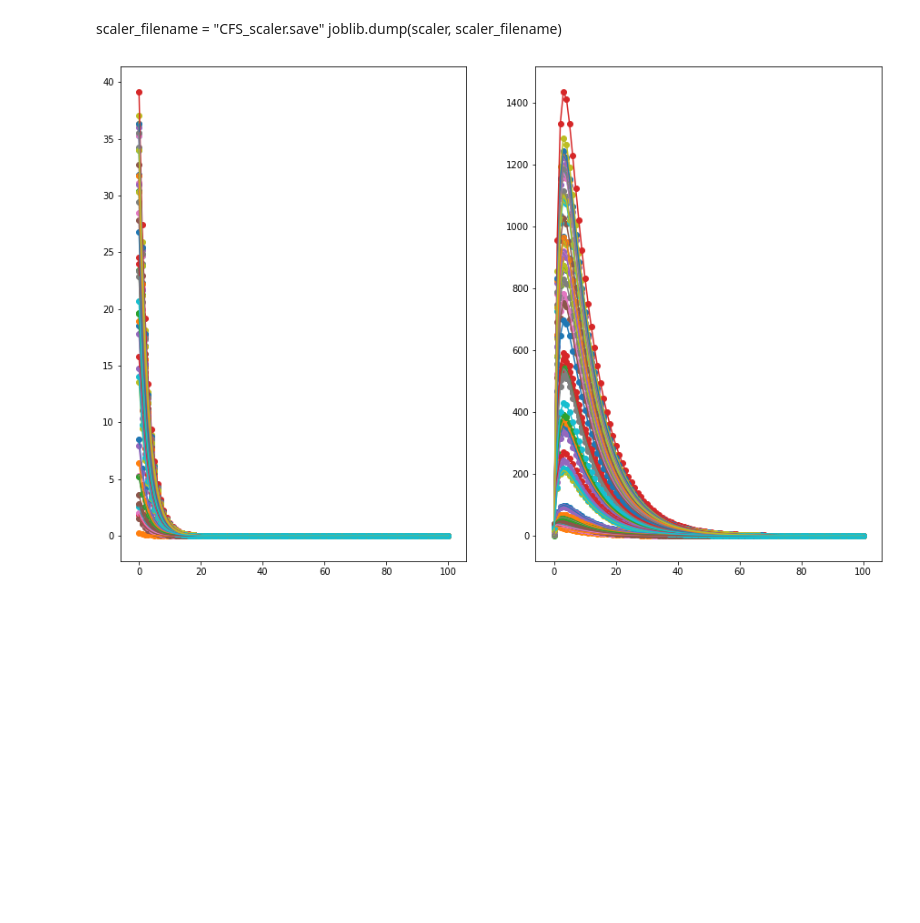
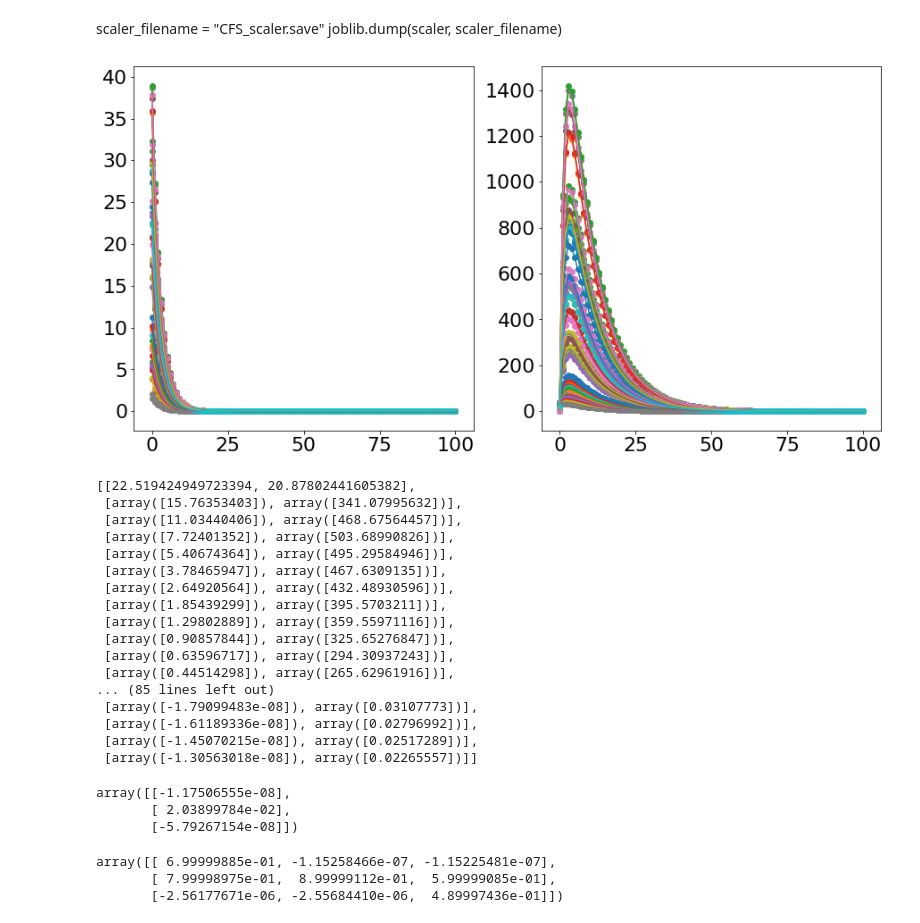
Before and after one commit to dmj6288/TunnelDMD, a Jupyter notebook: TunnelDMD_CFS_control.ipynb, the cells around one changed output. Cells and saved outputs as stored; diff of their text form; code cells hidden in the pictures; blank space fills up the shorter version.

```diff
--- a/TunnelDMD_CFS_control.ipynb
+++ b/TunnelDMD_CFS_control.ipynb
@@ -35,8 +35,11 @@ for i in range(0, num_ics):
 # %%
 T = 100
+matplotlib.rcParams.update({'font.size': 22})
+
 t = np.linspace(0, T, T+1)
-fig, (ax1, ax2) = plt.subplots(1, 2, figsize=(15,10))
+fig, (ax1, ax2) = plt.subplots(1, 2, figsize=(15,7.5))
 fig.suptitle('Horizontally stacked subplots')
+count = 0
 for ic in ICs:
     x = np.array([ic[0], ic[1]])
     sol = []
@@ -44,8 +47,14 @@ for ic in ICs:
         y = model(x)
         x = y
         sol.append(x)
-    Xp_data = sol[0:-1]
-    Xf_data = sol[1:]
+    if not count:
+        Xp_data = np.array(sol[0:-1]).T
+        Xf_data = np.array(sol[1:]).T
+    else:
+        #print("exec")
+        Xp_data = np.hstack([Xp_data, np.array(sol[0:-1]).T])
+        Xf_data = np.hstack([Xf_data, np.array(sol[1:]).T])
     ax1.plot(t, np.array(sol).T[0])
     ax2.plot(t, np.array(sol).T[1])
+    count+=1
 # %% [output]
@@ -57,7 +66,7 @@ np.array(Xp_data).shape
 # %%
-Xp=tf.compat.v1.placeholder(tf.compat.v1.double, shape = (2, len(Xp_data)))
+Xp=tf.compat.v1.placeholder(tf.compat.v1.double, shape = (2, Xp_data.shape[1]))
 
-Xf=tf.compat.v1.placeholder(tf.compat.v1.double, shape = (2, len(Xp_data)))
+Xf=tf.compat.v1.placeholder(tf.compat.v1.double, shape = (2, Xf_data.shape[1]))
 
 #n = tf.compat.v1.Variable(np.random.randn(), name = 'n', dtype = tf.double)
 #n1 = tf.compat.v1.get_variable('n1',
@@ -115,15 +120,15 @@ with tf.compat.v1.Session() as sesh:
     sesh.run(init)
     print("Initial n1", sesh.run(n1))
     while epoch < training_epochs and c > error_threshold:
-        c = sesh.run(cost, feed_dict = {Xp: np.array(Xp_data).T, Xf: np.array(Xf_data).T})
+        c = sesh.run(cost, feed_dict = {Xp: np.array(Xp_data), Xf: np.array(Xf_data)})
         if epoch % 5000 == 0:
             print("Epoch:", epoch, "{:.5f}".format(c))
             print("Exponent", sesh.run(n1))
-            print("R2", sesh.run(R2, feed_dict = {Xp: np.array(Xp_data).T, Xf: np.array(Xf_data).T}))
-        sesh.run(optimizer, feed_dict = {Xp: np.array(Xp_data).T, Xf: np.array(Xf_data).T})
+            print("R2", sesh.run(R2, feed_dict = {Xp: np.array(Xp_data), Xf: np.array(Xf_data)}))
+        sesh.run(optimizer, feed_dict = {Xp: np.array(Xp_data), Xf: np.array(Xf_data)})
         epoch+=1
     KxT_num = sesh.run(Kx)
     #sesh.close()
     print(sesh.run(n1))
-    print(sesh.run(cost, feed_dict = {Xp: np.array(Xp_data).T, Xf: np.array(Xf_data).T}))
+    print(sesh.run(cost, feed_dict = {Xp: np.array(Xp_data), Xf: np.array(Xf_data)}))
 # %% [output]
@@ -211,33 +226,65 @@ Xp_final_actual = []
 Xf_final_actual = []
 #t = np.array([i for i in range(0, N+1)])
 x_learned = np.zeros(2)
 x_actual = np.zeros(2)
-fig, (ax1, ax2) = plt.subplots(1, 2, figsize=(15,10))
+fig, (ax1, ax2) = plt.subplots(1, 2, figsize=(15,7.5))
 #fig.suptitle('Horizontally stacked subplots')
 T = 100
 t = np.linspace(0, T, T+1)
 
 for ic in ICs:
     #ic_s = scaler.transform(np.array([ic]))
     x_learned = np.array(ic)
     x_actual[0] = ic[0]
     x_actual[1] = ic[1]
     X_learned = []
     #print("x_actual", x_actual)
     #print("x_learned", x_learned)
     X_actual = []
     X_learned.append([x_learned[0], x_learned[1]]) ## ICs
     X_actual.append(np.array([x_actual[0], x_actual[1]]))
     for k in range(0, T):
-        y_learned = np.matmul(KxT_num, np.vstack([x_learned[0], x_learned[1], x_learned[0]**2]))[0:2].T[0]
+        y_learned = np.matmul(KxT_num, np.vstack([x_learned[0], x_learned[1], x_learned[0]**2]))#[0:2].T[0]
         x_learned = y_learned#np.array([[y_learned[0], y_learned[1]]])
         X_learned.append([x_learned[0], x_learned[1]])
         y_actual = model(x_actual)
         x_actual = y_actual
         X_actual.append(x_actual)
     ax1.scatter(t, np.array(X_actual).T[0])
     ax1.plot(t, np.array(X_learned).T[0])
     ax2.scatter(t, np.array(X_actual).T[1])
     ax2.plot(t, np.array(X_learned).T[1])
 # %% [output]
-[figure, old version]
+[figure, new version]
+# %%
+X_learned
+# %% [output]
+[[22.519424949723394, 20.87802441605382],
+ [array([15.76353403]), array([341.07995632])],
+ [array([11.03440406]), array([468.67564457])],
+ [array([7.72401352]), array([503.68990826])],
+ [array([5.40674364]), array([495.29584946])],
+ [array([3.78465947]), array([467.6309135])],
+ [array([2.64920564]), array([432.48930596])],
+ [array([1.85439299]), array([395.5703211])],
+ [array([1.29802889]), array([359.55971116])],
+ [array([0.90857844]), array([325.65276847])],
+ [array([0.63596717]), array([294.30937243])],
+ [array([0.44514298]), array([265.62961916])],
+... (85 lines left out)
+ [array([-1.79099483e-08]), array([0.03107773])],
+ [array([-1.61189336e-08]), array([0.02796992])],
+ [array([-1.45070215e-08]), array([0.02517289])],
+ [array([-1.30563018e-08]), array([0.02265557])]]
+# %%
+np.matmul(KxT_num, np.vstack([x_learned[0], x_learned[1], x_learned[0]**2]))
+# %% [output]
+array([[-1.17506555e-08],
+       [ 2.03899784e-02],
+       [-5.79267154e-08]])
+# %%
+KxT_num
+# %% [output]
+array([[ 6.99999885e-01, -1.15258466e-07, -1.15225481e-07],
+       [ 7.99998975e-01,  8.99999112e-01,  5.99999085e-01],
+       [-2.56177671e-06, -2.55684410e-06,  4.89997436e-01]])
```
Also changed, not shown: parts of 9 cells of this notebook, 11 other files.
